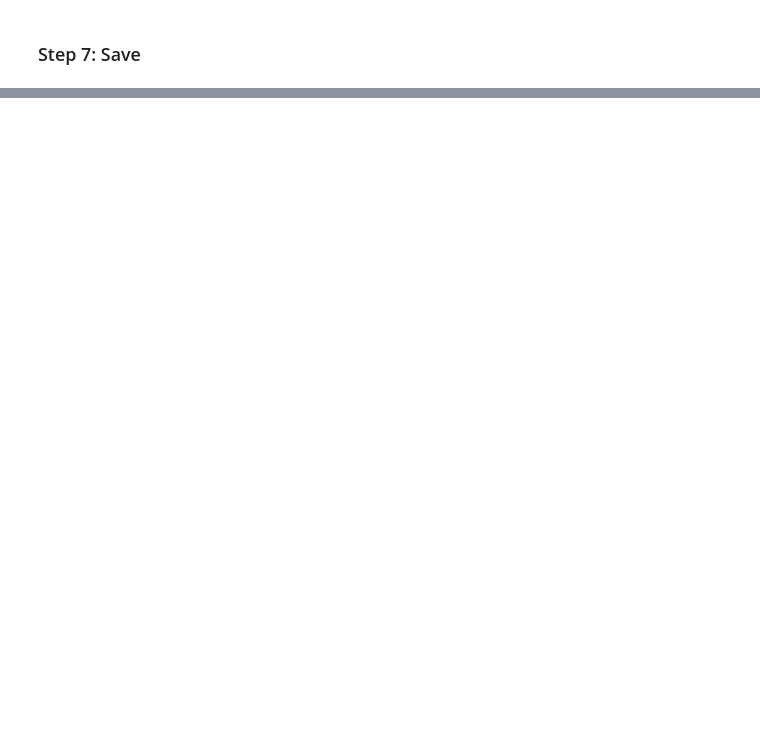
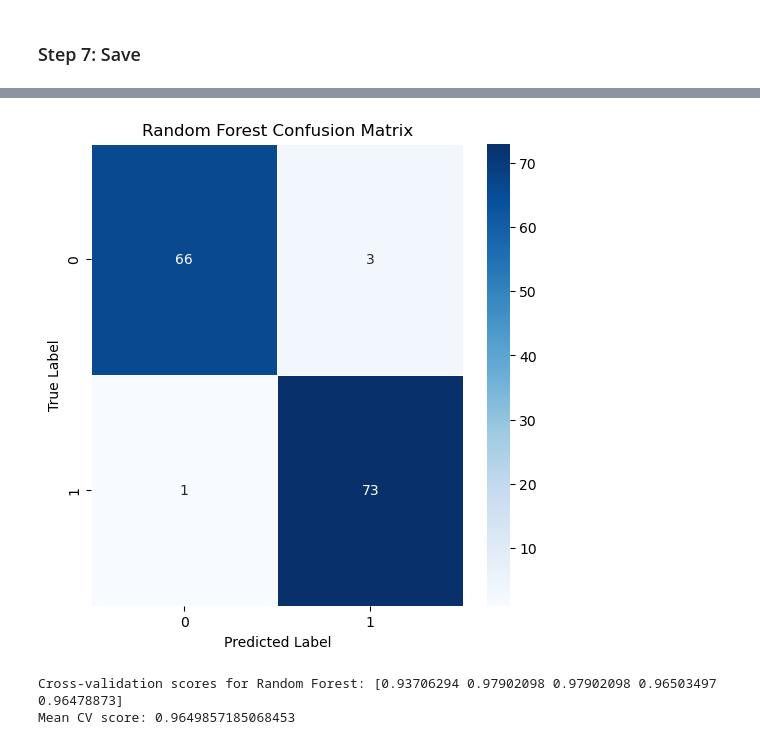
Before and after one commit to MiltonGreat/Breast-Cancer-Wisconsin, a Jupyter notebook: Breast Cancer Wisconsin.ipynb, the cells around one changed output, grey strips where cells are left out. Cells and saved outputs as stored; diff of their text form; code cells hidden in the pictures; blank space fills up the shorter version.

```diff
--- a/Breast Cancer Wisconsin.ipynb
+++ b/Breast Cancer Wisconsin.ipynb
@@ -155,0 +222,30 @@ Best Random Forest Model saved successfully!
+# %%
+# Train-test split
+X_train, X_test, y_train, y_test = train_test_split(X_scaled, y_resampled, test_size=0.2, random_state=42)
+
+# Logistic Regression Model
+lr_model = LogisticRegression(max_iter=10000, random_state=42)
+lr_model.fit(X_train, y_train)
+y_pred_lr = lr_model.predict(X_test)
+print("Logistic Regression Performance:")
+print(f"Accuracy: {accuracy_score(y_test, y_pred_lr)}")
+print(f"ROC-AUC Score: {roc_auc_score(y_test, lr_model.predict_proba(X_test)[:, 1])}")
+print(classification_report(y_test, y_pred_lr))
+
+# Support Vector Machine (SVM)
+svm_model = SVC(random_state=42, probability=True)  # Enable probability for ROC-AUC
+svm_model.fit(X_train, y_train)
+y_pred_svm = svm_model.predict(X_test)
+print("\nSVM Performance:")
+print(f"Accuracy: {accuracy_score(y_test, y_pred_svm)}")
+print(f"ROC-AUC Score: {roc_auc_score(y_test, svm_model.predict_proba(X_test)[:, 1])}")
+print(classification_report(y_test, y_pred_svm))
+
+# Random Forest Classifier
+rf_model = RandomForestClassifier(n_estimators=100, random_state=42)
+rf_model.fit(X_train, y_train)
+y_pred_rf = rf_model.predict(X_test)
+print("\nRandom Forest Performance:")
+print(f"Accuracy: {accuracy_score(y_test, y_pred_rf)}")
+print(f"ROC-AUC Score: {roc_auc_score(y_test, rf_model.predict_proba(X_test)[:, 1])}")
+print(classification_report(y_test, y_pred_rf))
@@ -155,0 +270,17 @@ Best Random Forest Model saved successfully!
+# %%
+# Confusion Matrix for Random Forest
+plt.figure(figsize=(6, 6))
+sns.heatmap(confusion_matrix(y_test, y_pred_rf), annot=True, fmt='d', cmap='Blues', linewidths=0.5)
+plt.title('Random Forest Confusion Matrix')
+plt.ylabel('True Label')
+plt.xlabel('Predicted Label')
+plt.show()
+
+# Cross-validation for Random Forest
+cv_scores_rf = cross_val_score(rf_model, X_scaled, y_resampled, cv=5)
+print(f"\nCross-validation scores for Random Forest: {cv_scores_rf}")
+print(f"Mean CV score: {cv_scores_rf.mean()}")
+# %% [output]
+[figure, added]
+Cross-validation scores for Random Forest: [0.93706294 0.97902098 0.97902098 0.96503497 0.96478873]
+Mean CV score: 0.9649857185068453
```
Also changed, not shown: parts of 12 cells of this notebook.
